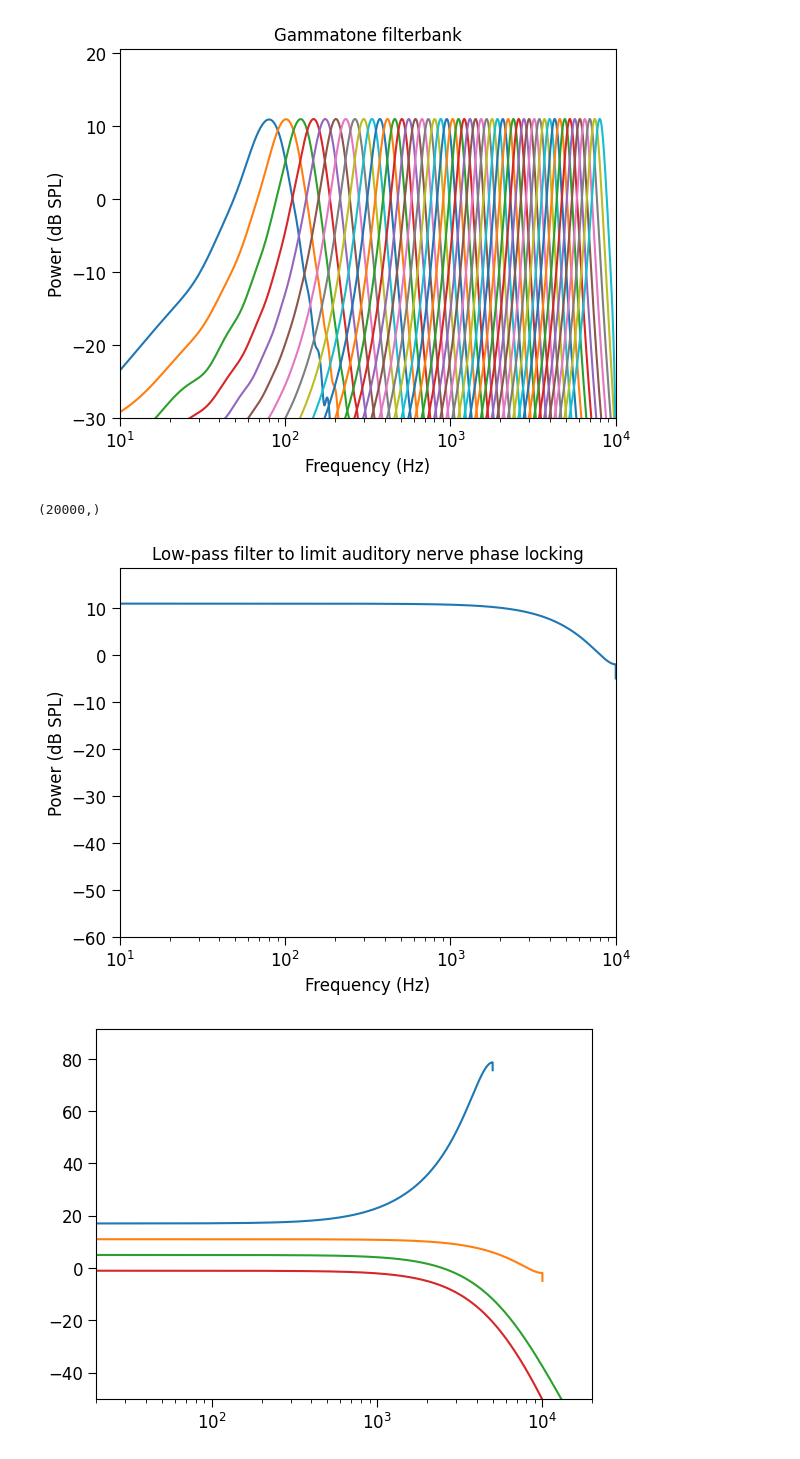
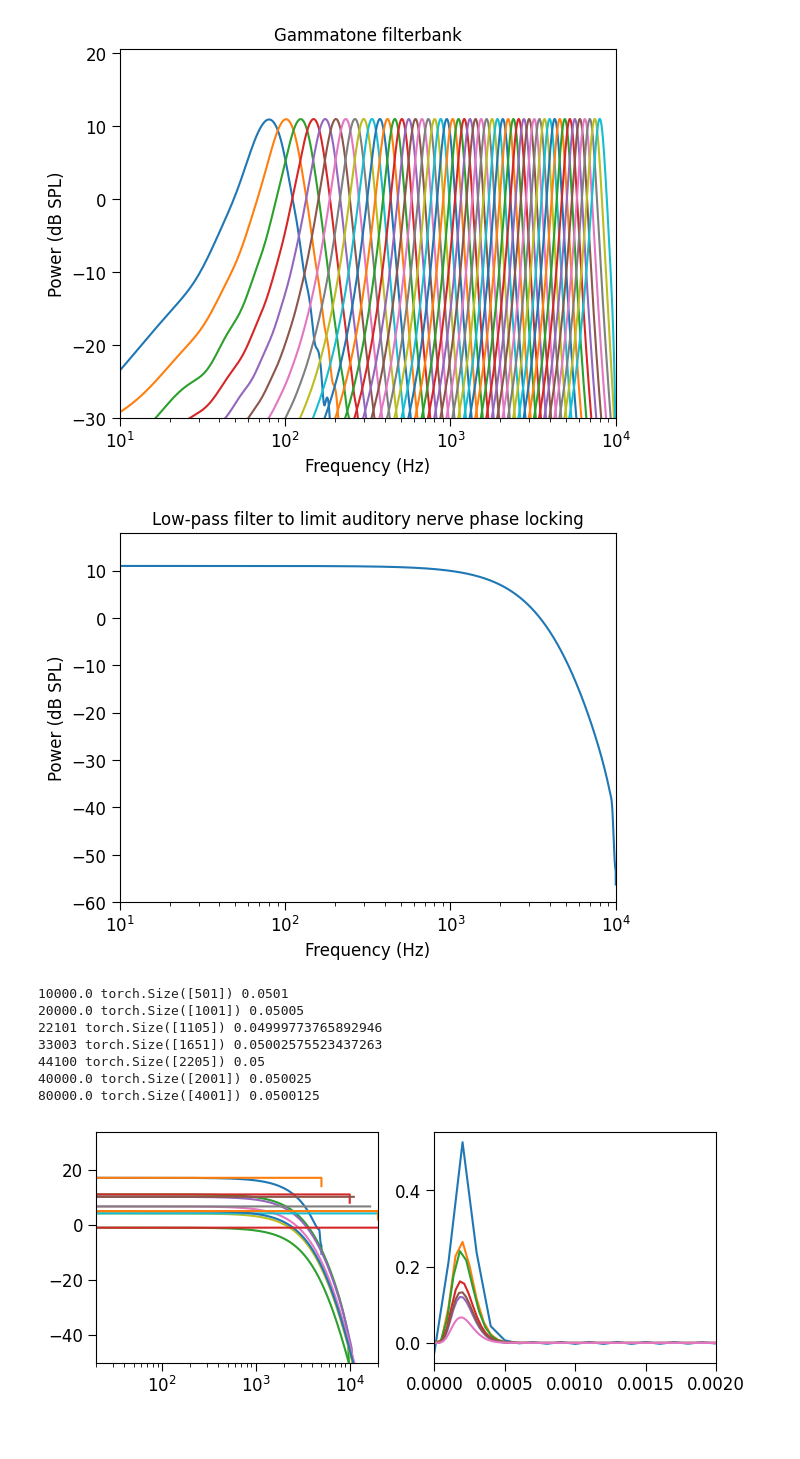
Before and after one commit to msaddler/auditory_model_tutorial, a Jupyter notebook: DEV.ipynb, the cells around one changed output. Cells and saved outputs as stored; diff of their text form; code cells hidden in the pictures.

Commit message:
altered filters.ihc_lowpass_filter_fir to use bez2018model sampling rate and resampling to yield more stable IHC lowpass filter

```diff
--- a/DEV.ipynb
+++ b/DEV.ipynb
@@ -143,7 +143,6 @@ impulse[0] = 1.0
 impulse_tensor = torch.as_tensor(impulse, device=device).float().unsqueeze(0)
 impulse_response_tensor = filterbank(impulse_tensor).squeeze(0)
 impulse_response = impulse_response_tensor.detach().cpu().numpy()
-print(impulse_response.shape)
 
 fig, ax = utils.make_periodogram_plot(
     impulse_response,
@@ -152,36 +151,54 @@ fig, ax = utils.make_periodogram_plot(
 )
 plt.show()
 # %% [output]
-(20000,)
-[figure, old version]
+[figure, new version]
 # %%
-fig, ax = plt.subplots()
+importlib.reload(modules)
+importlib.reload(filters)
 
-for sr in [10e3, 20e3, 40e3, 80e3]:
+fig, ax_arr = plt.subplots(ncols=2, figsize=(8, 3))
+
+for sr in [10e3, 20e3, 22101, 33003, 44100, 40e3, 80e3]:
     filterbank = modules.IHCLowpassFilter(
         sr_input=sr,
         sr_output=sr,
         fir_dur=0.05,
         cutoff=3e3,
         order=7,
     ).to(device)
+    print(sr, filterbank.fir.shape, len(filterbank.fir) / sr)
     impulse = np.zeros(int(sr * 1.0))
     impulse[0] = 1.0
     impulse_tensor = torch.as_tensor(impulse, device=device).float().unsqueeze(0)
     impulse_response_tensor = filterbank(impulse_tensor).squeeze(0)
     impulse_response = impulse_response_tensor.detach().cpu().numpy()
     fxx, pxx = utils.periodogram(impulse_response, sr)
-    ax.plot(fxx, pxx)
+    ax_arr[0].plot(fxx, pxx)
+    fxx, pxx = utils.periodogram(impulse, sr)
+    ax_arr[0].plot(fxx, pxx)
+    t = np.arange(0, impulse_response.shape[0]) / sr
+    ax_arr[1].plot(t, impulse_response)
 
 utils.format_axes(
-    ax,
+    ax_arr[0],
     xscale="log",
     xlimits=[20, 20e3],
     ylimits=[-50, None],
 )
+utils.format_axes(
+    ax_arr[1],
+    xlimits=[0, 0.002],
+)
 plt.show()
 # %% [output]
+10000.0 torch.Size([501]) 0.0501
+20000.0 torch.Size([1001]) 0.05005
+22101 torch.Size([1105]) 0.04999773765892946
+33003 torch.Size([1651]) 0.05002575523437263
+44100 torch.Size([2205]) 0.05
+40000.0 torch.Size([2001]) 0.050025
+80000.0 torch.Size([4001]) 0.0500125
-[figure, old version]
+[figure, new version]
 # %%
 importlib.reload(utils)
 importlib.reload(modules)
```
Also changed, not shown: parts of 7 cells of this notebook, 1 other file.
